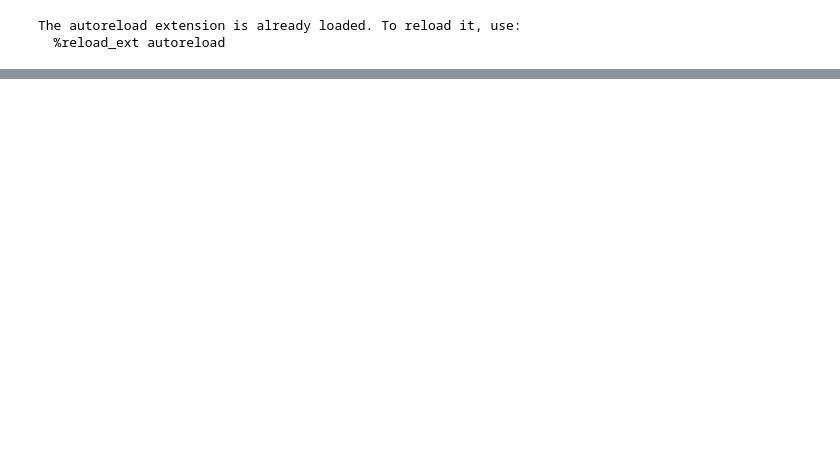
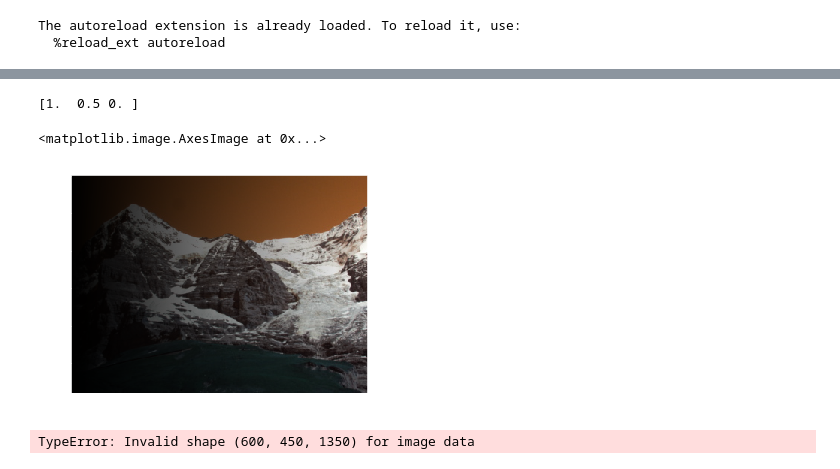
Before and after one commit to shortstheory/cis581-3a, a Jupyter notebook: newPlayground.ipynb, the cells around one changed output, grey strips where cells are left out. Cells and saved outputs as stored; diff of their text form; code cells hidden in the pictures; blank space fills up the shorter version.

```diff
--- a/newPlayground.ipynb
+++ b/newPlayground.ipynb
@@ -67,3 +77,27 @@ True
 # # canvas[:,:,0] = cv2.equalizeHist(canvas[:,:,0])
 # # canvas[:,:,1] = cv2.equalizeHist(canvas[:,:,1])
 # # canvas[:,:,2] = cv2.equalizeHist(canvas[:,:,2])
+# %%
+f = np.array([[1,2,3],[4,5,6]])
+a = np.linspace(0,1,f.shape[1])
+np.multiply(f,a)
+print(1-a)
+# %% [output]
+[1.  0.5 0. ]
+# %%
+a = np.linspace(0,1,img1.shape[1])
+f = np.ones((img1.shape[0],img1.shape[1]))
+f=f*a
+f3 = np.zeros((img1.shape[0],img1.shape[1],3))
+f3[:,:,0]=f
+f3[:,:,1]=f
+f3[:,:,2]=f
+r=f3*img1
+plt.imshow(r.astype('int'))
+# %% [output]
+<matplotlib.image.AxesImage at 0x...>
+[figure, added]
+# %%
+plt.imshow(g)
+# %% [output]
+TypeError: Invalid shape (600, 450, 1350) for image data
```
Also changed, not shown: parts of 2 cells of this notebook, 3 other files.
